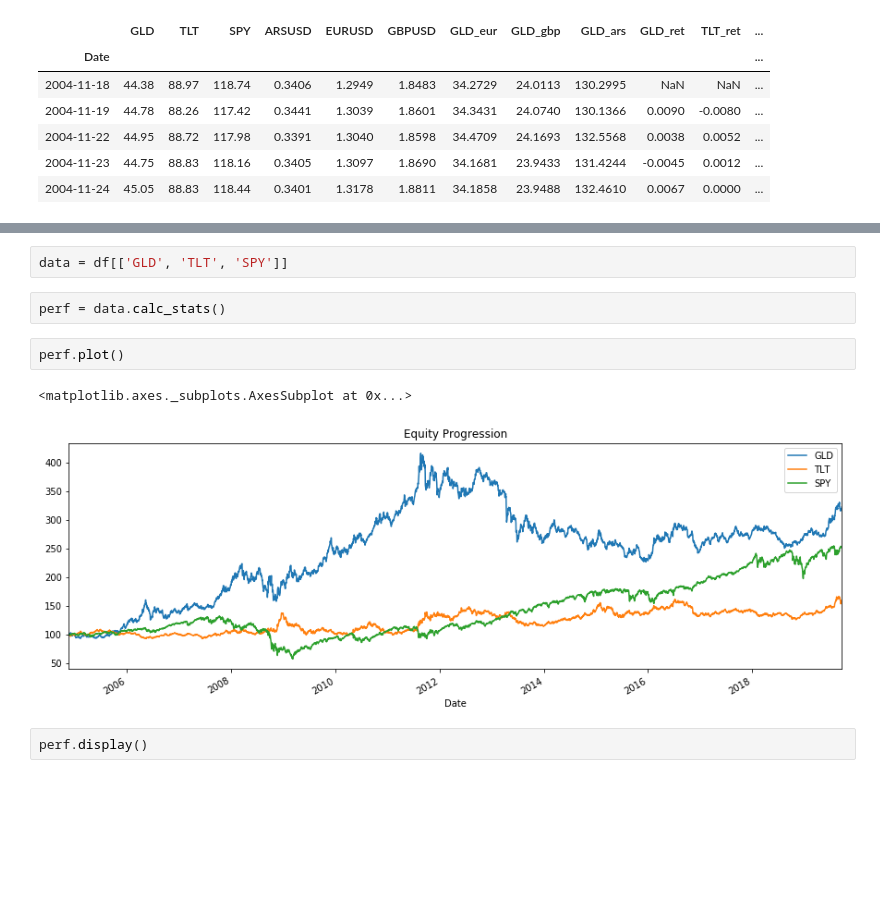
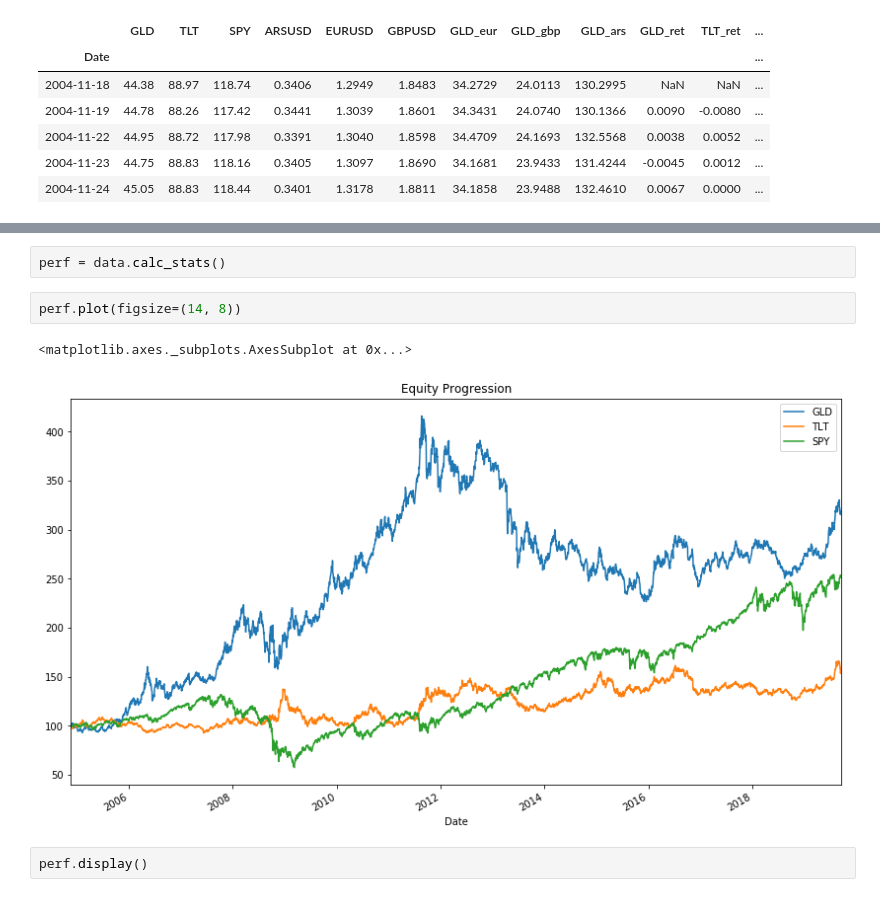
Before and after one commit to challenge-make-strong-soldier/gold_portfolio, a Jupyter notebook: Gold as portfolio hedge.ipynb, the cells around one changed output, grey strips where cells are left out. Saved outputs shown, nothing was run; the diff lists cells and outputs as text; blank space fills up the shorter version.

```diff
--- a/Gold as portfolio hedge.ipynb
+++ b/Gold as portfolio hedge.ipynb
@@ -133,12 +136,10 @@ ax = returns.hist(bins = 50, figsize=(14, 12))
-# %%
-data = df[['GLD', 'TLT', 'SPY']]
 # %%
 perf = data.calc_stats()
 # %%
-perf.plot()
+perf.plot(figsize=(14, 8))
 # %% [output]
 <matplotlib.axes._subplots.AxesSubplot at 0x...>
-[figure, old version]
+[figure, new version]
 # %%
 perf.display()
 # %% [output]
```
Also changed, not shown: parts of 26 cells of this notebook.
